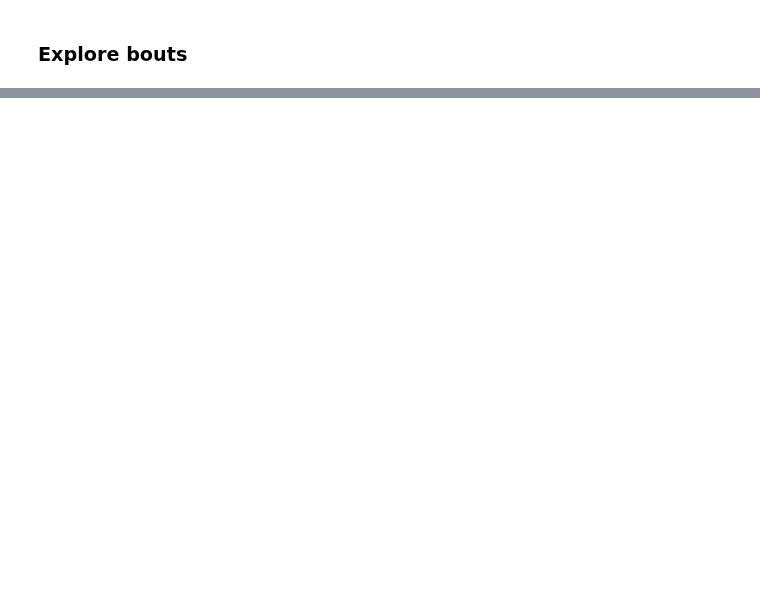
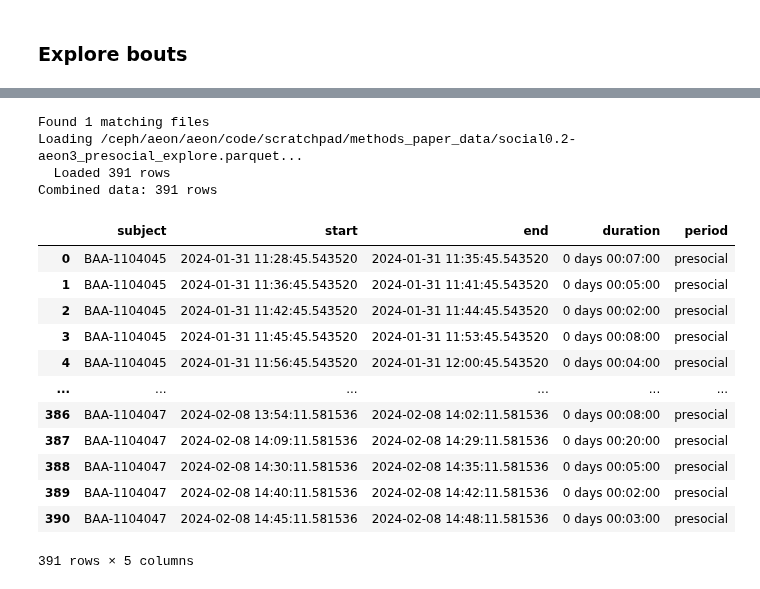
Before and after one commit to SainsburyWellcomeCentre/aeon_scratchpad, a Jupyter notebook: aeon_analysis/aeon_methods_paper/dj_data_loading.ipynb, the cells around one changed output, grey strips where cells are left out. Cells and saved outputs as stored; diff of their text form; code cells hidden in the pictures; blank space fills up the shorter version.

```diff
--- a/aeon_analysis/aeon_methods_paper/dj_data_loading.ipynb
+++ b/aeon_analysis/aeon_methods_paper/dj_data_loading.ipynb
@@ -774,10 +855,3 @@ def explore_bouts(
     # </s>
 
     return explore_bouts_df
-# %%
-"""Example usage:"""
-
-pos_df = presocial_df
-subject = pos_df["identity_name"].iloc[0]
-explore_bouts_df = explore_bouts(pos_df.iloc[0:4_000_000], subject, nest_center)
-explore_bouts_df
@@ -783,0 +927,29 @@ explore_bouts_df
+# %%
+"""Example usage:"""
+
+explore_df = load_data_from_parquet(
+    experiment_name="social0.2-aeon3",
+    period="presocial",
+    data_type="explore",
+    data_dir=data_dir,
+    set_time_index=True
+)
+display(explore_df)
+# %% [output]
+Found 1 matching files
+Loading /ceph/aeon/aeon/code/scratchpad/methods_paper_data/social0.2-aeon3_presocial_explore.parquet...
+  Loaded 391 rows
+Combined data: 391 rows
+|  | subject | start | end | duration | period |
+| 0 | BAA-1104045 | 2024-01-31 11:28:45.543520 | 2024-01-31 11:35:45.543520 | 0 days 00:07:00 | presocial |
+| 1 | BAA-1104045 | 2024-01-31 11:36:45.543520 | 2024-01-31 11:41:45.543520 | 0 days 00:05:00 | presocial |
+| 2 | BAA-1104045 | 2024-01-31 11:42:45.543520 | 2024-01-31 11:44:45.543520 | 0 days 00:02:00 | presocial |
+| 3 | BAA-1104045 | 2024-01-31 11:45:45.543520 | 2024-01-31 11:53:45.543520 | 0 days 00:08:00 | presocial |
+| 4 | BAA-1104045 | 2024-01-31 11:56:45.543520 | 2024-01-31 12:00:45.543520 | 0 days 00:04:00 | presocial |
+| ... | ... | ... | ... | ... | ... |
+| 386 | BAA-1104047 | 2024-02-08 13:54:11.581536 | 2024-02-08 14:02:11.581536 | 0 days 00:08:00 | presocial |
+| 387 | BAA-1104047 | 2024-02-08 14:09:11.581536 | 2024-02-08 14:29:11.581536 | 0 days 00:20:00 | presocial |
+| 388 | BAA-1104047 | 2024-02-08 14:30:11.581536 | 2024-02-08 14:35:11.581536 | 0 days 00:05:00 | presocial |
+| 389 | BAA-1104047 | 2024-02-08 14:40:11.581536 | 2024-02-08 14:42:11.581536 | 0 days 00:02:00 | presocial |
+| 390 | BAA-1104047 | 2024-02-08 14:45:11.581536 | 2024-02-08 14:48:11.581536 | 0 days 00:03:00 | presocial |
+391 rows × 5 columns
```
Also changed, not shown: parts of 8 cells of this notebook.
